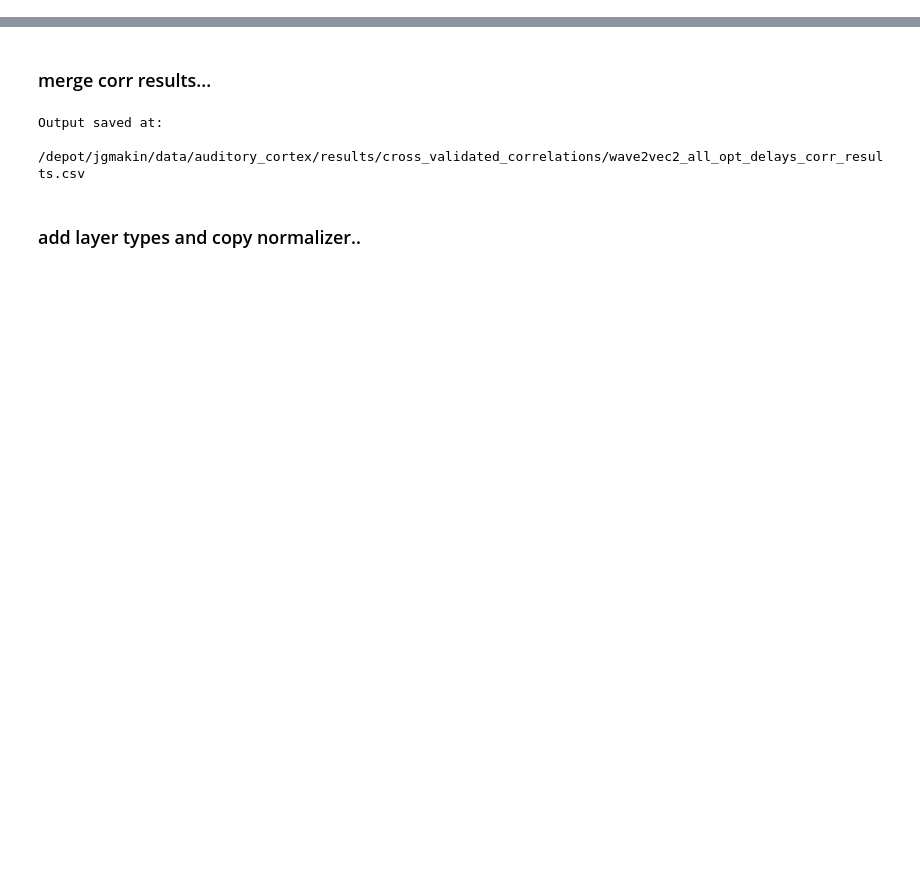
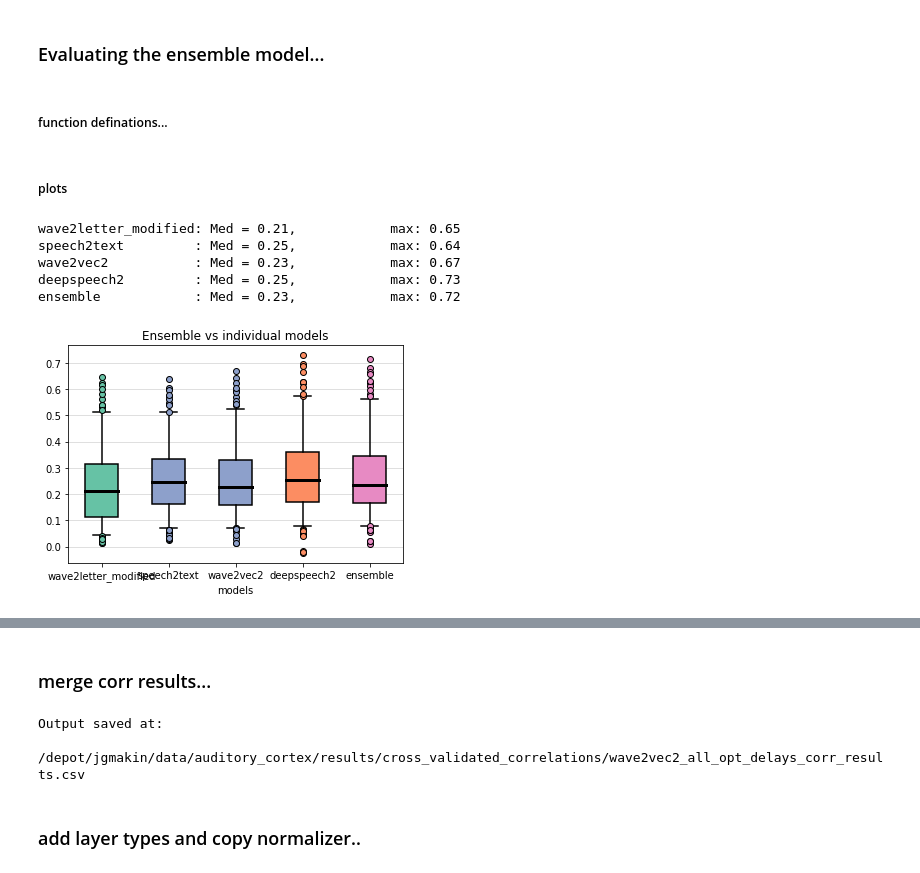
Before and after one commit to bilalhsp/Auditory_Cortex, a Jupyter notebook: notebooks/correlations_analysis.ipynb, the cells around one changed output, grey strips where cells are left out. Cells and saved outputs as stored; diff of their text form; code cells hidden in the pictures; blank space fills up the shorter version.

```diff
--- a/notebooks/correlations_analysis.ipynb
+++ b/notebooks/correlations_analysis.ipynb
@@ -43,0 +42,5 @@ corr_obj.get_selected_data(bin_width=20, delay=0, N_sents=499,
+# %%
+STRF_filename = 'STRF_corr_results.csv'
+
+STRF_file_path = os.path.join(saved_corr_dir, STRF_filename)
+baseline_corr = pd.read_csv(STRF_file_path)
@@ -43,0 +53,8 @@ corr_obj.get_selected_data(bin_width=20, delay=0, N_sents=499,
+# %%
+data = baseline_corr
+
+columns_list = ['session','channel','bin_width',
+                                'delay','strf_corr']
+for column in data.columns:
+    if column not in columns_list:
+        data.drop(columns=column, inplace=True)
@@ -43,0 +139,18 @@ corr_obj.get_selected_data(bin_width=20, delay=0, N_sents=499,
+# %%
+bin_width = 20
+model = models_list[0]
+model_name = model['model_name'] + '_opt_neural_delay'
+corr_obj = analysis.Correlations(model_name)
+select_data = corr_obj.get_session_data(
+            threshold=threshold, bin_width=bin_width
+        )
+
+# ax = corr_obj.box_plot_correlations(threshold=threshold,
+#                                     delay=delay,
+#                                     # normalized=True,
+#                                     # sessions=[session]
+#                                     )
+# %% [markdown]
+### Evaluating the ensemble model...
+# %% [markdown]
+##### function definations...
@@ -43,0 +259,13 @@ corr_obj.get_selected_data(bin_width=20, delay=0, N_sents=499,
+# %% [markdown]
+##### plots
+# %%
+ax= compare_ensemble(models_list=models_list,
+                normalized=False
+                )
+# %% [output]
+wave2letter_modified: Med = 0.21,            max: 0.65
+speech2text         : Med = 0.25,            max: 0.64
+wave2vec2           : Med = 0.23,            max: 0.67
+deepspeech2         : Med = 0.25,            max: 0.73
+ensemble            : Med = 0.23,            max: 0.72
+[figure, added]
```
Also changed, not shown: parts of 29 cells of this notebook, 30 other files.
